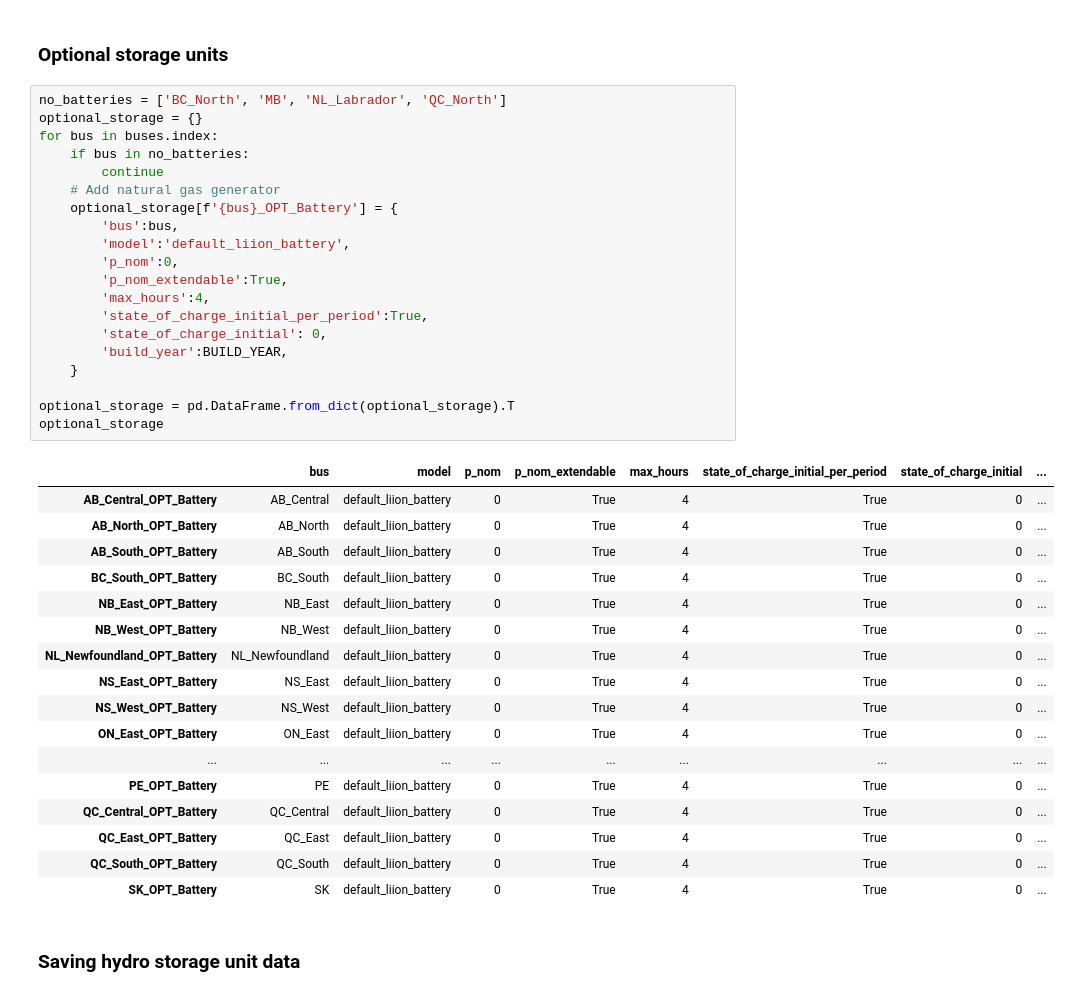
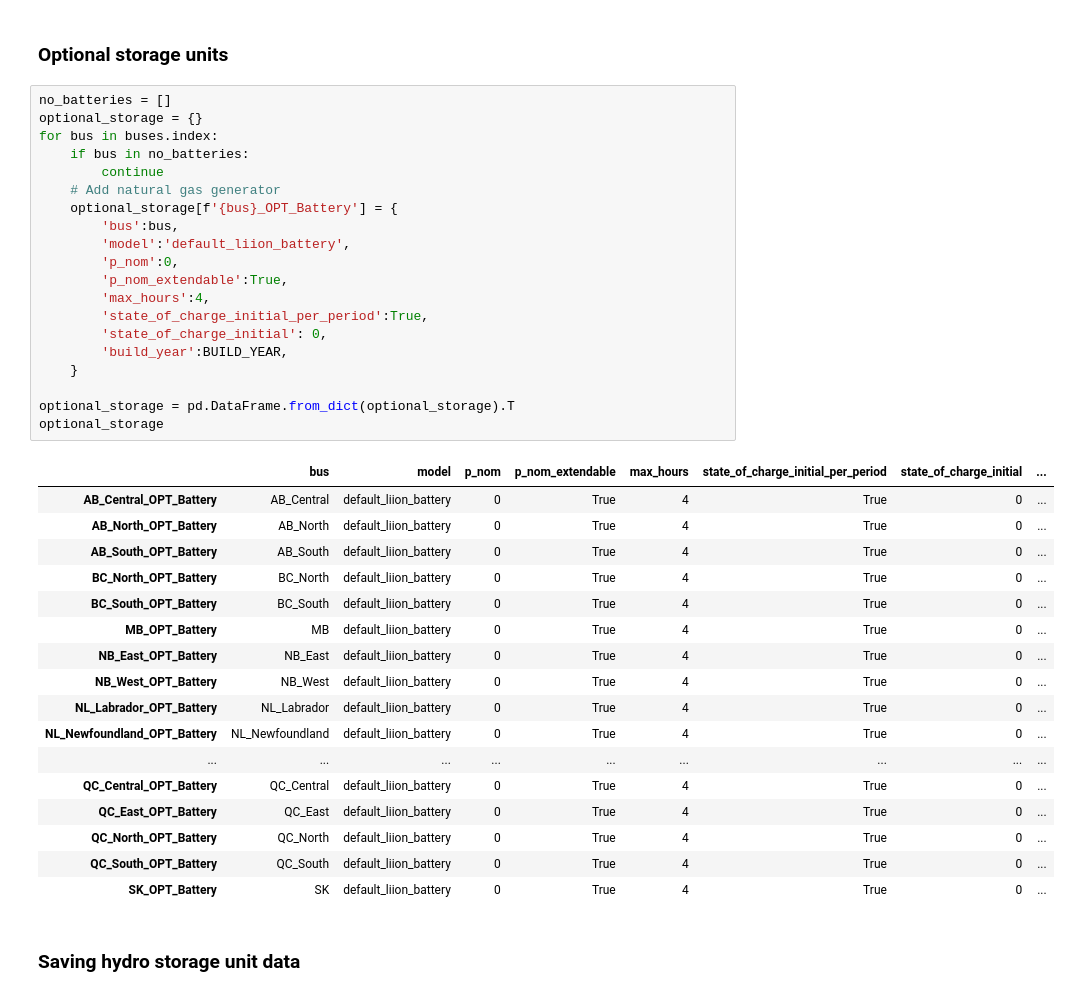
Before and after one commit to NRCan/pypsa-canada-national, a Jupyter notebook: 4 - Create Model.ipynb, the cells around one changed output. Drawn from its saved outputs; the diff is of its cells as text.

```diff
--- a/4 - Create Model.ipynb
+++ b/4 - Create Model.ipynb
@@ -329,41 +335,41 @@ Right CRS: EPSG: 3347
 # %% [markdown]
 ### Optional storage units
 # %%
-no_batteries = ['BC_North', 'MB', 'NL_Labrador', 'QC_North']
+no_batteries = []
 optional_storage = {}
 for bus in buses.index:
     if bus in no_batteries:
         continue
     # Add natural gas generator
     optional_storage[f'{bus}_OPT_Battery'] = {
         'bus':bus,
         'model':'default_liion_battery',
         'p_nom':0,
         'p_nom_extendable':True,
         'max_hours':4,
         'state_of_charge_initial_per_period':True,
         'state_of_charge_initial': 0,
         'build_year':BUILD_YEAR,
     }
 
 optional_storage = pd.DataFrame.from_dict(optional_storage).T
 optional_storage
 # %% [output]
 |  | bus | model | p_nom | p_nom_extendable | max_hours | state_of_charge_initial_per_period | state_of_charge_initial | ... |
 | AB_Central_OPT_Battery | AB_Central | default_liion_battery | 0 | True | 4 | True | 0 | ... |
 | AB_North_OPT_Battery | AB_North | default_liion_battery | 0 | True | 4 | True | 0 | ... |
 | AB_South_OPT_Battery | AB_South | default_liion_battery | 0 | True | 4 | True | 0 | ... |
+| BC_North_OPT_Battery | BC_North | default_liion_battery | 0 | True | 4 | True | 0 | ... |
 | BC_South_OPT_Battery | BC_South | default_liion_battery | 0 | True | 4 | True | 0 | ... |
+| MB_OPT_Battery | MB | default_liion_battery | 0 | True | 4 | True | 0 | ... |
 | NB_East_OPT_Battery | NB_East | default_liion_battery | 0 | True | 4 | True | 0 | ... |
 | NB_West_OPT_Battery | NB_West | default_liion_battery | 0 | True | 4 | True | 0 | ... |
+| NL_Labrador_OPT_Battery | NL_Labrador | default_liion_battery | 0 | True | 4 | True | 0 | ... |
 | NL_Newfoundland_OPT_Battery | NL_Newfoundland | default_liion_battery | 0 | True | 4 | True | 0 | ... |
-| NS_East_OPT_Battery | NS_East | default_liion_battery | 0 | True | 4 | True | 0 | ... |
-| NS_West_OPT_Battery | NS_West | default_liion_battery | 0 | True | 4 | True | 0 | ... |
-| ON_East_OPT_Battery | ON_East | default_liion_battery | 0 | True | 4 | True | 0 | ... |
 | ... | ... | ... | ... | ... | ... | ... | ... | ... |
-| PE_OPT_Battery | PE | default_liion_battery | 0 | True | 4 | True | 0 | ... |
 | QC_Central_OPT_Battery | QC_Central | default_liion_battery | 0 | True | 4 | True | 0 | ... |
 | QC_East_OPT_Battery | QC_East | default_liion_battery | 0 | True | 4 | True | 0 | ... |
+| QC_North_OPT_Battery | QC_North | default_liion_battery | 0 | True | 4 | True | 0 | ... |
 | QC_South_OPT_Battery | QC_South | default_liion_battery | 0 | True | 4 | True | 0 | ... |
 | SK_OPT_Battery | SK | default_liion_battery | 0 | True | 4 | True | 0 | ... |
 # %% [markdown]
```
Also changed, not shown: parts of 8 cells of this notebook, 2 other files.
